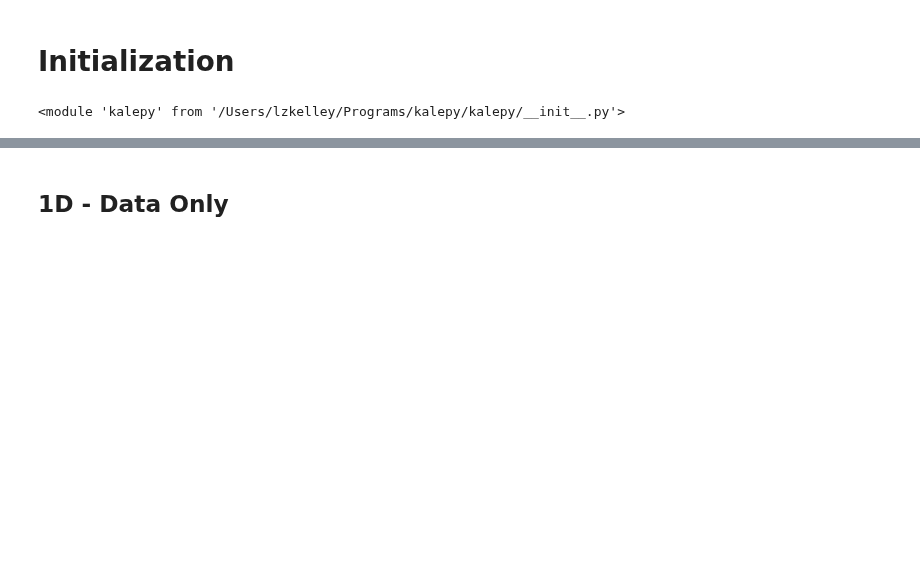
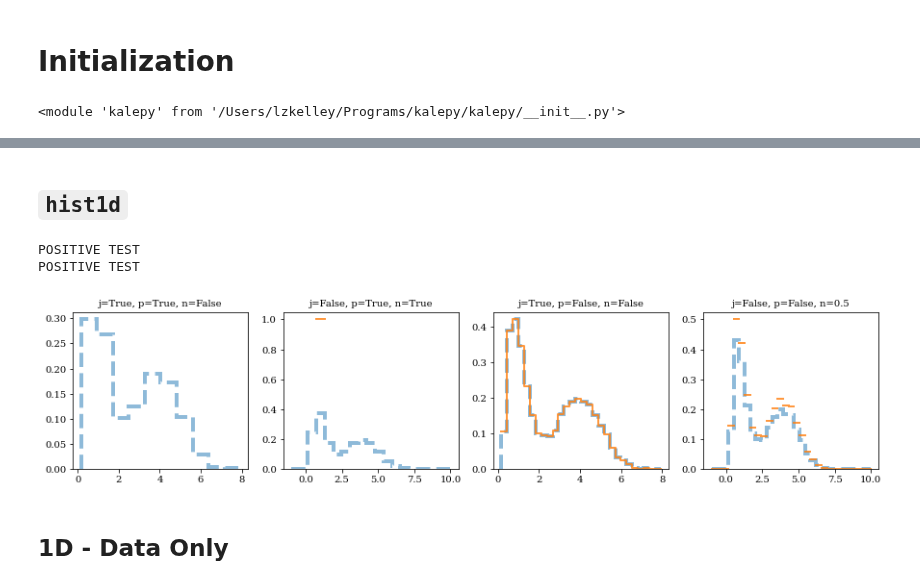
Before and after one commit to lzkelley/kalepy, a Jupyter notebook: notebooks/plotting.ipynb, the cells around one changed output, grey strips where cells are left out. Drawn from its saved outputs; the diff is of its cells as text; code cells hidden in the pictures; blank space fills up the shorter version.

```diff
--- a/notebooks/plotting.ipynb
+++ b/notebooks/plotting.ipynb
@@ -51,3 +70,26 @@ reload(kale)
+# %% [markdown]
+## `hist1d`
+# %%
+data, _ = kale.utils._random_data_1d_01()
+joints = [True, False, True, False]
+positive = [True, True, False, False]
+renormalize = [False, True, False, 0.5]
+bins = [None, np.linspace(-1, 10, 20), 'auto', np.linspace(-1, 10, 30)]
+
+fig, axes = plt.subplots(figsize=[15, 3], ncols=len(joints))
+for ax, join, pos, norm, ee in zip(axes, joints, positive, renormalize, bins):
+    ax.set_title("j={}, p={}, n={}".format(join, pos, norm), fontsize=10)
+    _, edges, _ = ax.hist(data, bins=ee, density=True, histtype='step', alpha=0.5, lw=4.0, ls='--')
+    if ee is None:
+        ee = edges
+    kale.hist1d(data, edges=ee, ax=ax, density=True, probability=True, lw=2.0, alpha=0.8,
+                joints=join, positive=pos, renormalize=norm)
+
+nbshow()
+# %% [output]
+POSITIVE TEST
+POSITIVE TEST
+[figure, added]
 # %% [markdown]
 ## 1D - Data Only
 # %%
```
Also changed, not shown: parts of 3 cells of this notebook, 5 other files.
